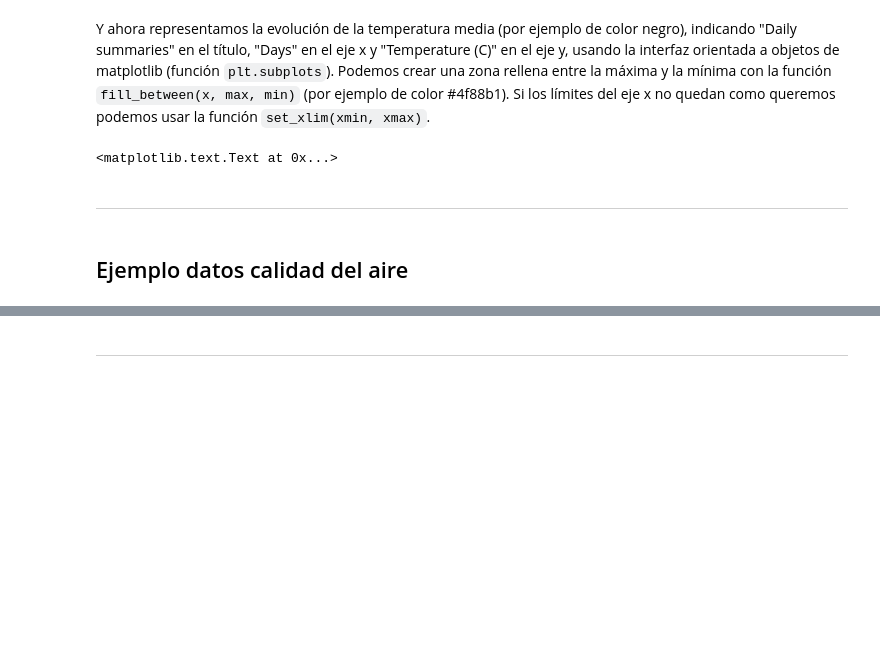
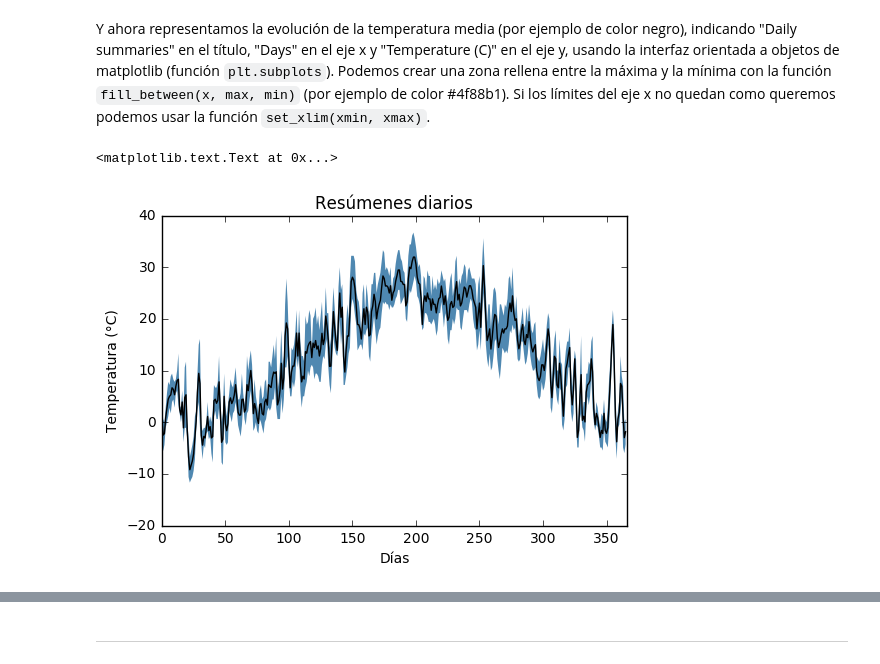
Before and after one commit to AeroPython/Curso_AeroPython, a Jupyter notebook: notebooks_completos/015-NumPy-EntradaSalida.ipynb, the cells around one changed output, grey strips where cells are left out. Drawn from its saved outputs; the diff is of its cells as text; code cells hidden in the pictures; blank space fills up the shorter version.

```diff
--- a/notebooks_completos/015-NumPy-EntradaSalida.ipynb
+++ b/notebooks_completos/015-NumPy-EntradaSalida.ipynb
@@ -85,15 +84,16 @@ import matplotlib.pyplot as plt
 # %%
+# aeropython: preserve
+%matplotlib inline
+import matplotlib.pyplot as plt
+
 fig, ax = plt.subplots()
 
 ax.plot(x, Tavg, 'k')
 ax.set_xlim(0, 366)
 ax.fill_between(x, Tmin, Tmax, facecolor='#4f88b1', edgecolor='none')
 ax.set_title("Resúmenes diarios")
 ax.set_xlabel("Días")
-ax.set_ylabel("Temperatura (C)")
+ax.set_ylabel("Temperatura (°C)")
 # %% [output]
 <matplotlib.text.Text at 0x...>
+[figure, added]
-# %% [markdown]
----
-# %% [markdown]
-## Ejemplo datos calidad del aire
```
Also changed, not shown: parts of 26 cells of this notebook, 26 other files.
